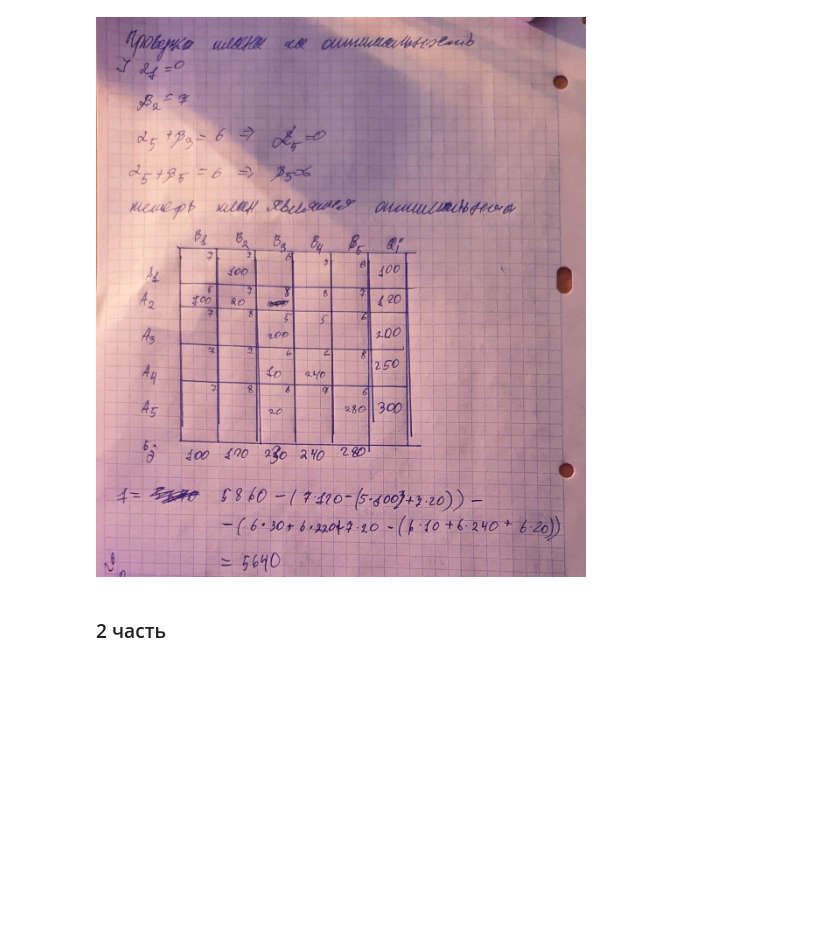
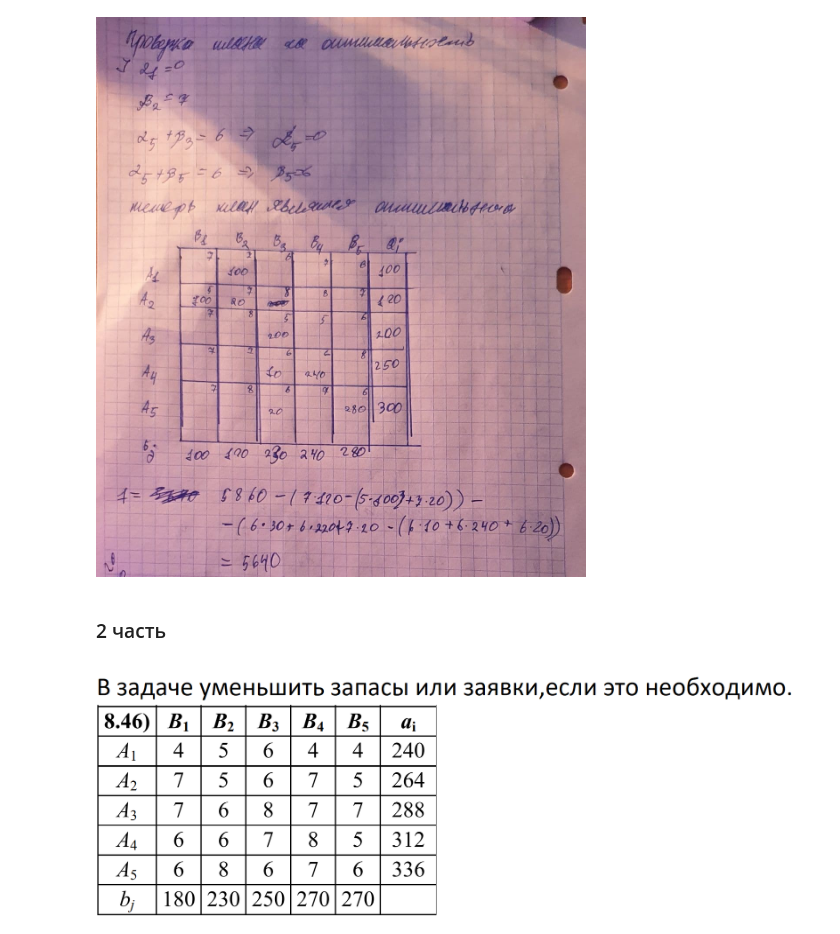
Before and after one commit to Saykon-k/pit, a Jupyter notebook: 5_semester/opt_met/8th_task/8.ipynb, the cells around one changed output. Cells and saved outputs as stored; diff of their text form; code cells hidden in the pictures; blank space fills up the shorter version.

```diff
--- a/5_semester/opt_met/8th_task/8.ipynb
+++ b/5_semester/opt_met/8th_task/8.ipynb
@@ -31,3 +31,7 @@ Image(filename='info//solve_4_3.jpg')
 [figure]
 # %% [markdown]
 ### 2 часть
+# %%
+Image(filename='info//task_2.png')
+# %% [output]
+[figure, added]
```
Also changed, not shown: parts of 5 cells of this notebook.
